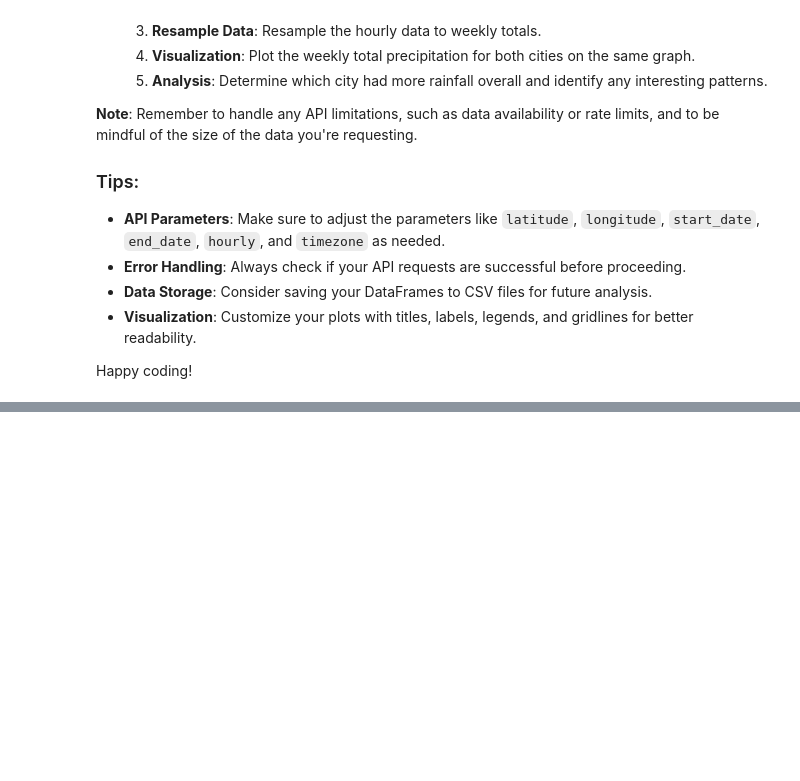
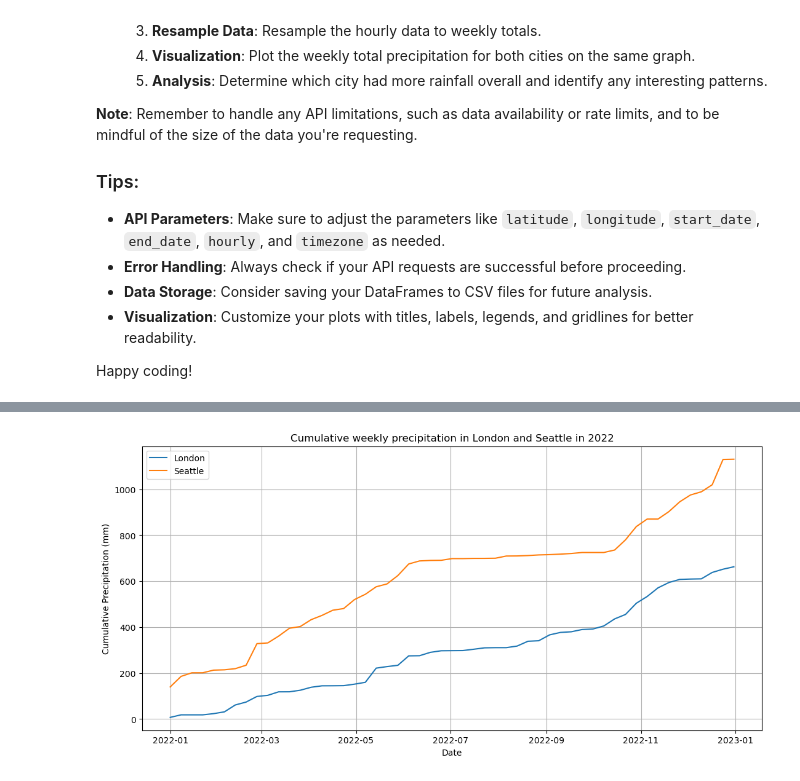
Before and after one commit to ashleyjtoth/API-mini-project, a Jupyter notebook: api_data_wrangling.ipynb, the cells around one changed output, grey strips where cells are left out. Saved outputs shown, nothing was run; the diff lists cells and outputs as text; code cells hidden in the pictures; blank space fills up the shorter version.

```diff
--- a/api_data_wrangling.ipynb
+++ b/api_data_wrangling.ipynb
@@ -317,0 +538,23 @@ Happy coding!
+# %%
+import numpy as np
+
+# Get sample data into arrays
+data_L = np.array(L_df_weekly['precipitation'])
+data_S = np.array(S_df_weekly['precipitation'])
+
+# Calculate cumulative sums
+cumulative_data_L = np.cumsum(data_L)
+cumulative_data_S = np.cumsum(data_S)
+
+# Plot the cumulative precipitation data
+plt.figure(figsize=(13, 6))
+plt.plot(L_df_weekly.index, cumulative_data_L, label = 'London')
+plt.plot(S_df_weekly.index, cumulative_data_S, label = 'Seattle')
+plt.title('Cumulative weekly precipitation in London and Seattle in 2022')
+plt.xlabel("Date")
+plt.ylabel("Cumulative Precipitation (mm)")
+plt.legend()
+plt.grid(True)
+plt.show()
+# %% [output]
+[figure, added]
```
Also changed, not shown: parts of 21 cells of this notebook.
